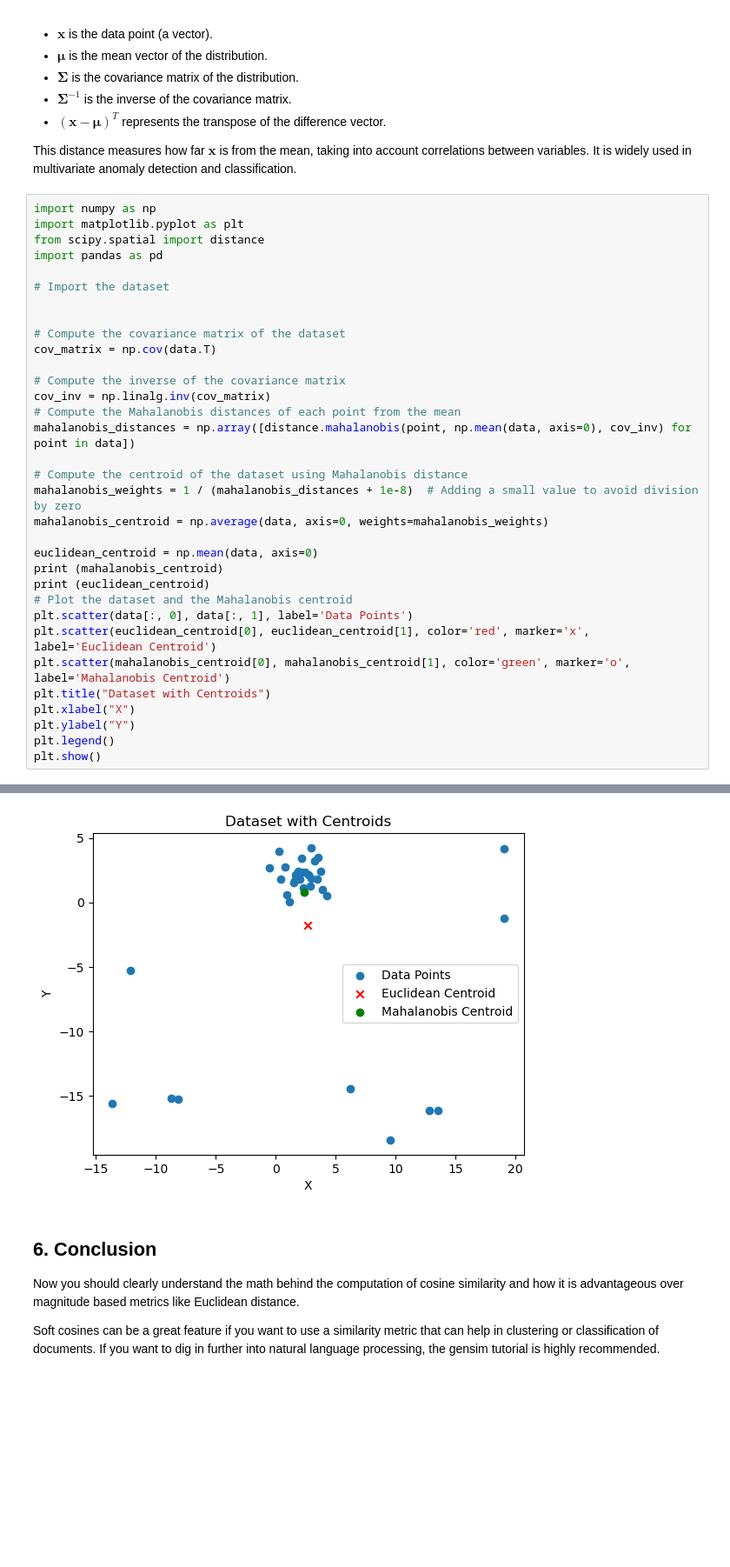
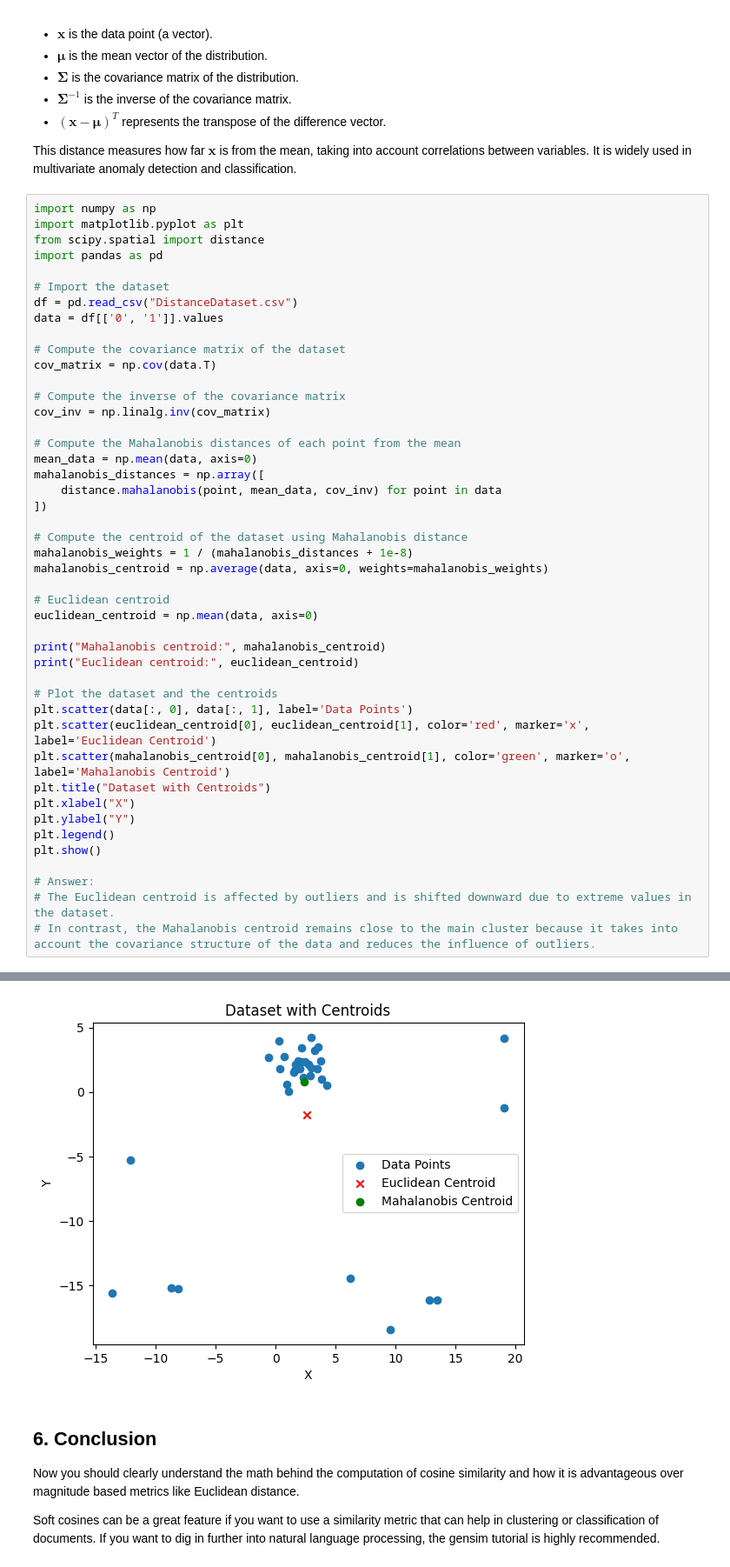
Before and after one commit to Lakony34/Machine-learning, a Jupyter notebook: Lab2/Lab2_distances/Lab2_distances/Distances_ToDo.ipynb, the cells around one changed output, grey strips where cells are left out. Shown at 87% size. Drawn from its saved outputs; the diff is of its cells as text; blank space fills up the shorter version.

```diff
--- a/Lab2/Lab2_distances/Lab2_distances/Distances_ToDo.ipynb
+++ b/Lab2/Lab2_distances/Lab2_distances/Distances_ToDo.ipynb
@@ -969,24 +969,32 @@ from scipy.spatial import distance
 import pandas as pd
 
 # Import the dataset
-
+df = pd.read_csv("DistanceDataset.csv")
+data = df[['0', '1']].values
 
 # Compute the covariance matrix of the dataset
 cov_matrix = np.cov(data.T)
 
 # Compute the inverse of the covariance matrix
 cov_inv = np.linalg.inv(cov_matrix)
+
 # Compute the Mahalanobis distances of each point from the mean
-mahalanobis_distances = np.array([distance.mahalanobis(point, np.mean(data, axis=0), cov_inv) for point in data])
+mean_data = np.mean(data, axis=0)
+mahalanobis_distances = np.array([
+    distance.mahalanobis(point, mean_data, cov_inv) for point in data
+])
 
 # Compute the centroid of the dataset using Mahalanobis distance
-mahalanobis_weights = 1 / (mahalanobis_distances + 1e-8)  # Adding a small value to avoid division by zero
+mahalanobis_weights = 1 / (mahalanobis_distances + 1e-8)
 mahalanobis_centroid = np.average(data, axis=0, weights=mahalanobis_weights)
 
+# Euclidean centroid
 euclidean_centroid = np.mean(data, axis=0)
-print (mahalanobis_centroid)
-print (euclidean_centroid)
-# Plot the dataset and the Mahalanobis centroid
+
+print("Mahalanobis centroid:", mahalanobis_centroid)
+print("Euclidean centroid:", euclidean_centroid)
+
+# Plot the dataset and the centroids
 plt.scatter(data[:, 0], data[:, 1], label='Data Points')
 plt.scatter(euclidean_centroid[0], euclidean_centroid[1], color='red', marker='x', label='Euclidean Centroid')
 plt.scatter(mahalanobis_centroid[0], mahalanobis_centroid[1], color='green', marker='o', label='Mahalanobis Centroid')
@@ -995,4 +1003,8 @@ plt.xlabel("X")
 plt.ylabel("Y")
 plt.legend()
 plt.show()
+
+# Answer:
+# The Euclidean centroid is affected by outliers and is shifted downward due to extreme values in the dataset.
+# In contrast, the Mahalanobis centroid remains close to the main cluster because it takes into account the covariance structure of the data and reduces the influence of outliers.
 # %% [output]
@@ -1016,4 +1013,4 @@ plt.show()
-[figure, old version]
+[figure, new version]
 # %% [markdown]
 ## 6. Conclusion
 
```
Also changed, not shown: parts of 1 cell of this notebook.
